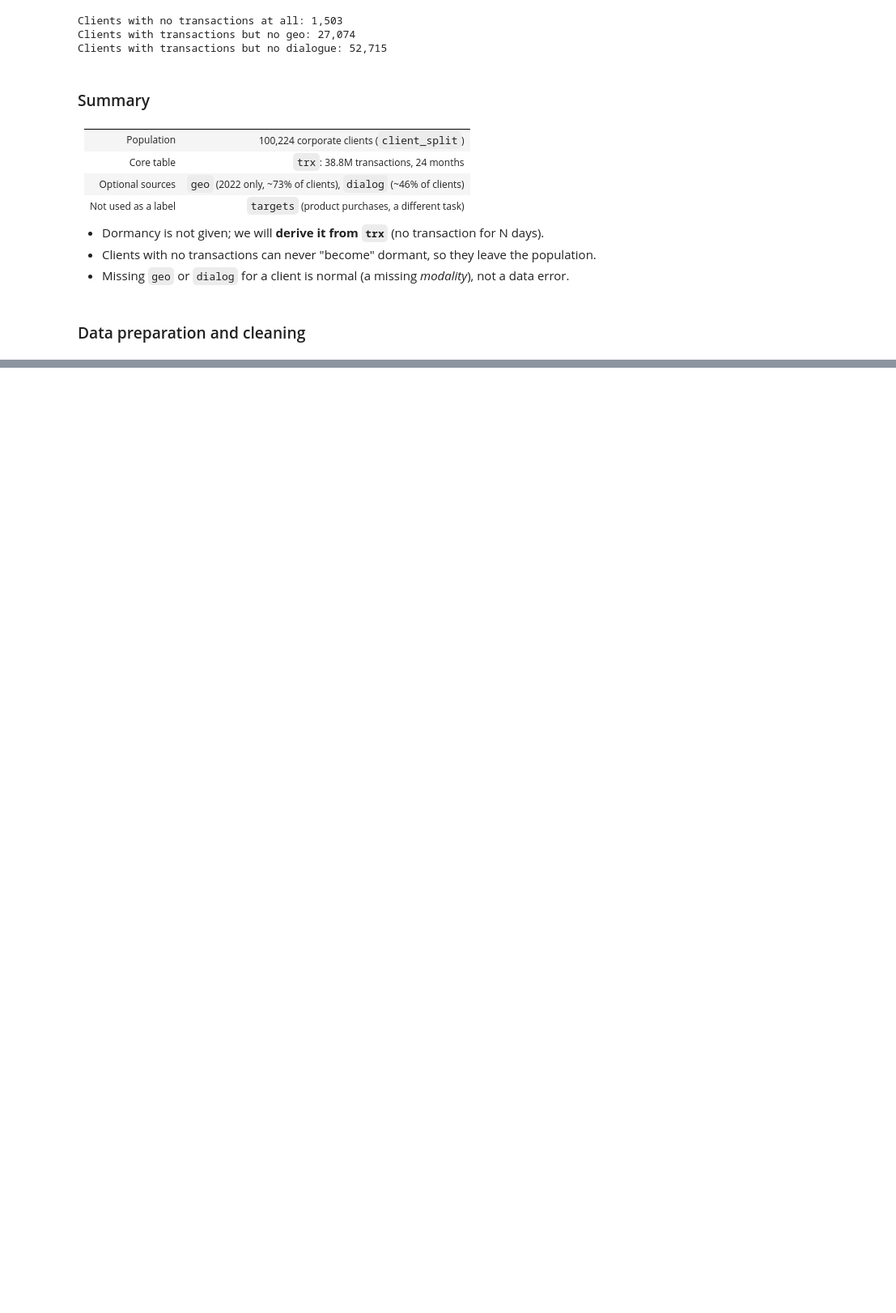
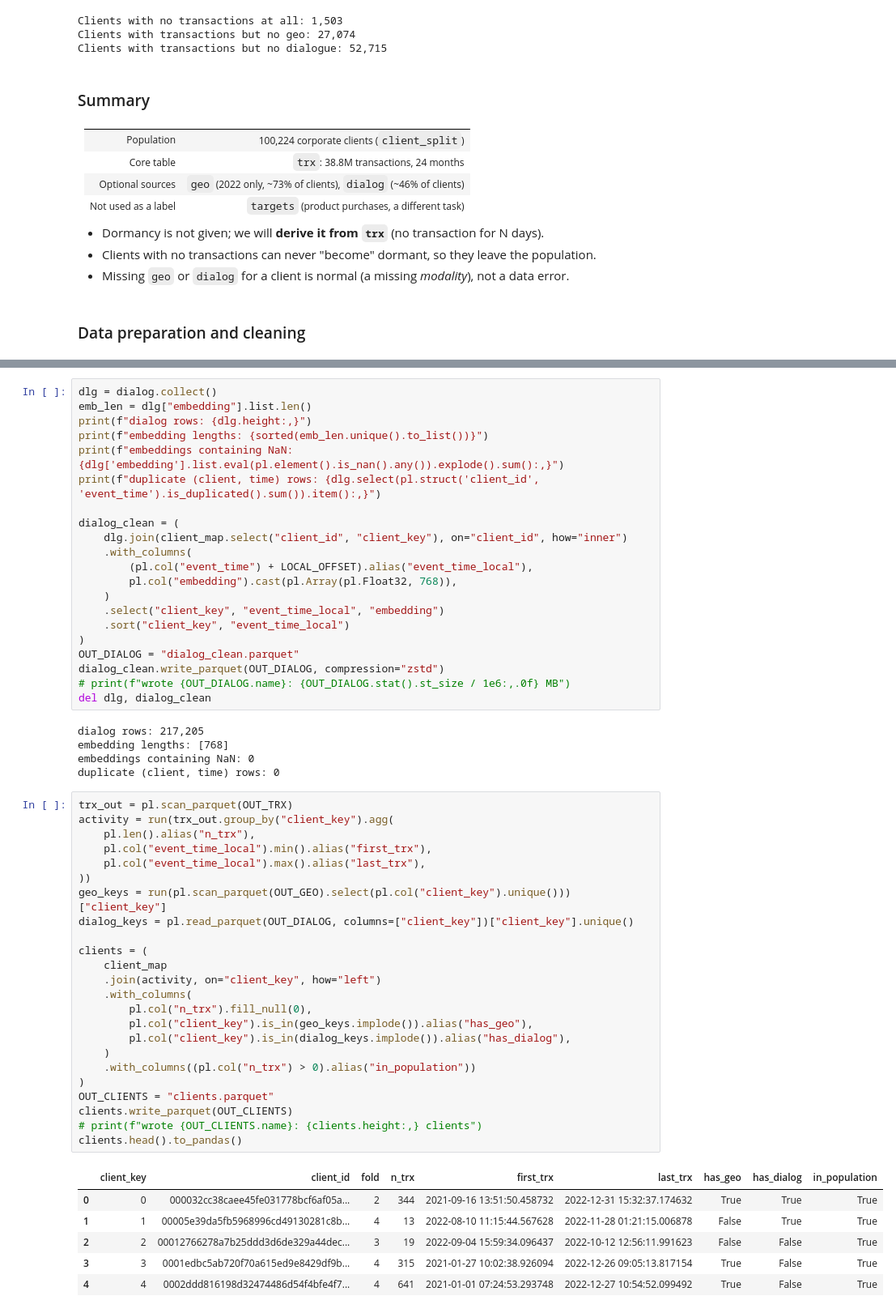
Before and after one commit to tintinWanyoike/084045_dsa_8401_capstone_project, a Jupyter notebook: notebook.ipynb, the cells around one changed output, grey strips where cells are left out. Shown at 81% size. Cells and saved outputs as stored; diff of their text form; blank space fills up the shorter version.

```diff
--- a/notebook.ipynb
+++ b/notebook.ipynb
@@ -543,0 +890,57 @@ Clients with transactions but no dialogue: 52,715
+# %%
+dlg = dialog.collect()
+emb_len = dlg["embedding"].list.len()
+print(f"dialog rows: {dlg.height:,}")
+print(f"embedding lengths: {sorted(emb_len.unique().to_list())}")
+print(f"embeddings containing NaN: {dlg['embedding'].list.eval(pl.element().is_nan().any()).explode().sum():,}")
+print(f"duplicate (client, time) rows: {dlg.select(pl.struct('client_id', 'event_time').is_duplicated().sum()).item():,}")
+
+dialog_clean = (
+    dlg.join(client_map.select("client_id", "client_key"), on="client_id", how="inner")
+    .with_columns(
+        (pl.col("event_time") + LOCAL_OFFSET).alias("event_time_local"),
+        pl.col("embedding").cast(pl.Array(pl.Float32, 768)),
+    )
+    .select("client_key", "event_time_local", "embedding")
+    .sort("client_key", "event_time_local")
+)
+OUT_DIALOG = "dialog_clean.parquet"
+dialog_clean.write_parquet(OUT_DIALOG, compression="zstd")
+# print(f"wrote {OUT_DIALOG.name}: {OUT_DIALOG.stat().st_size / 1e6:,.0f} MB")
+del dlg, dialog_clean
+# %% [output]
+dialog rows: 217,205
+embedding lengths: [768]
+embeddings containing NaN: 0
+duplicate (client, time) rows: 0
+# %%
+trx_out = pl.scan_parquet(OUT_TRX)
+activity = run(trx_out.group_by("client_key").agg(
+    pl.len().alias("n_trx"),
+    pl.col("event_time_local").min().alias("first_trx"),
+    pl.col("event_time_local").max().alias("last_trx"),
+))
+geo_keys = run(pl.scan_parquet(OUT_GEO).select(pl.col("client_key").unique()))["client_key"]
+dialog_keys = pl.read_parquet(OUT_DIALOG, columns=["client_key"])["client_key"].unique()
+
+clients = (
+    client_map
+    .join(activity, on="client_key", how="left")
+    .with_columns(
+        pl.col("n_trx").fill_null(0),
+        pl.col("client_key").is_in(geo_keys.implode()).alias("has_geo"),
+        pl.col("client_key").is_in(dialog_keys.implode()).alias("has_dialog"),
+    )
+    .with_columns((pl.col("n_trx") > 0).alias("in_population"))
+)
+OUT_CLIENTS = "clients.parquet"
+clients.write_parquet(OUT_CLIENTS)
+# print(f"wrote {OUT_CLIENTS.name}: {clients.height:,} clients")
+clients.head().to_pandas()
+# %% [output]
+|  | client_key | client_id | fold | n_trx | first_trx | last_trx | has_geo | has_dialog | in_population |
+| 0 | 0 | 000032cc38caee45fe031778bcf6af05a... | 2 | 344 | 2021-09-16 13:51:50.458732 | 2022-12-31 15:32:37.174632 | True | True | True |
+| 1 | 1 | 00005e39da5fb5968996cd49130281c8b... | 4 | 13 | 2022-08-10 11:15:44.567628 | 2022-11-28 01:21:15.006878 | False | True | True |
+| 2 | 2 | 00012766278a7b25ddd3d6de329a44dec... | 3 | 19 | 2022-09-04 15:59:34.096437 | 2022-10-12 12:56:11.991623 | False | False | True |
+| 3 | 3 | 0001edbc5ab720f70a615ed9e8429df9b... | 4 | 315 | 2021-01-27 10:02:38.926094 | 2022-12-26 09:05:13.817154 | True | False | True |
+| 4 | 4 | 0002ddd816198d32474486d54f4bfe4f7... | 4 | 641 | 2021-01-01 07:24:53.293748 | 2022-12-27 10:54:52.099492 | True | False | True |
```
Also changed, not shown: parts of 44 cells of this notebook.
